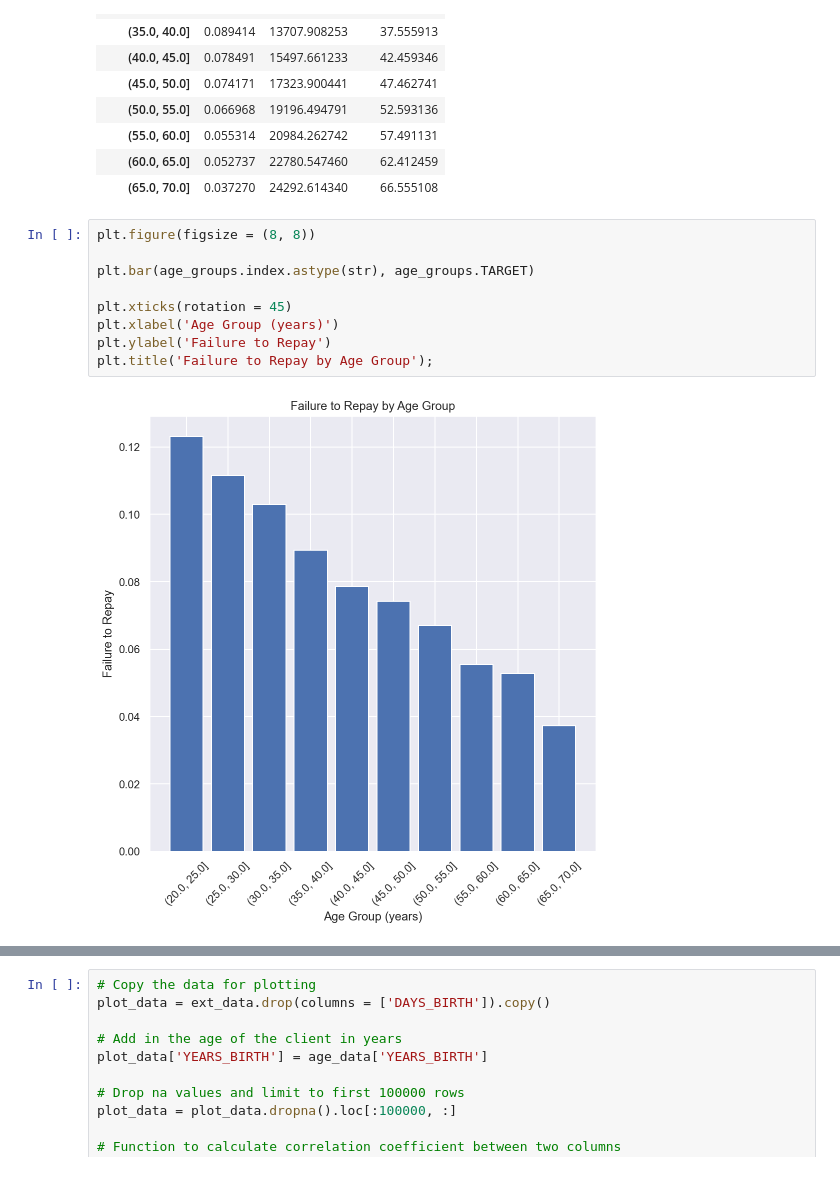
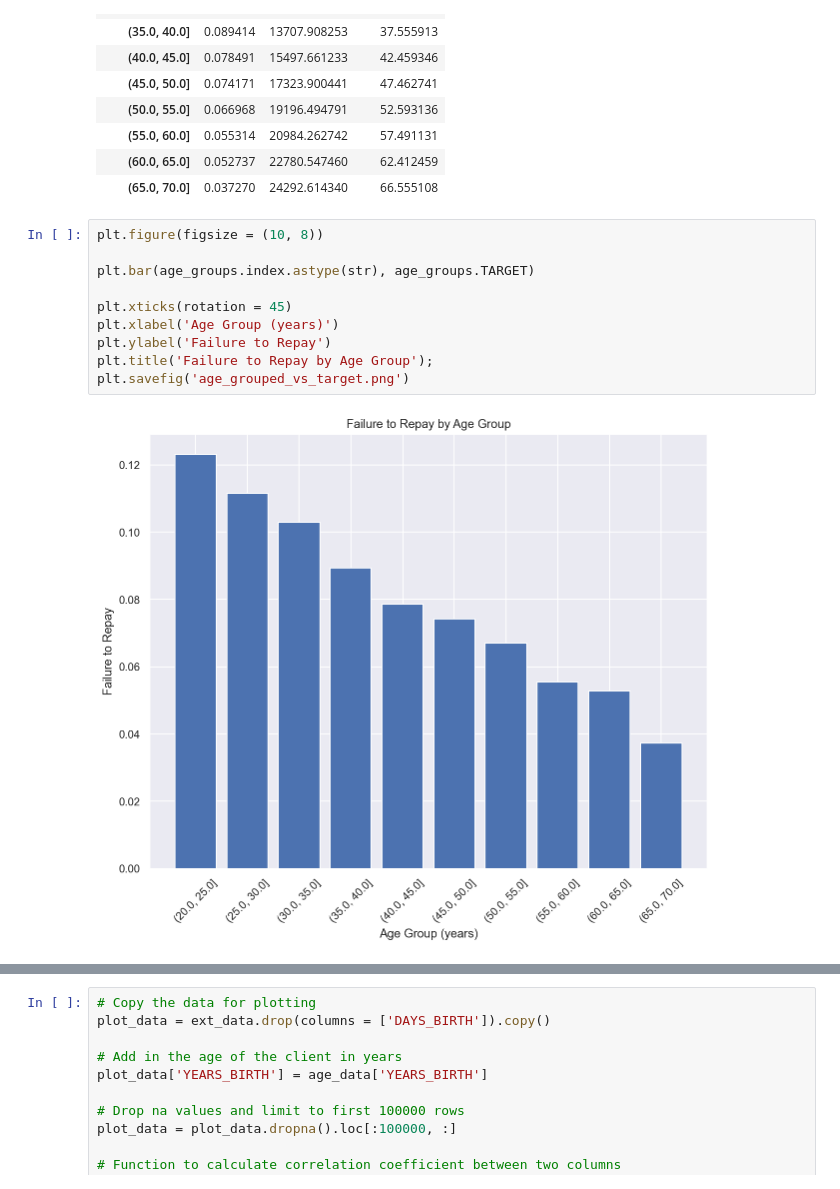
Before and after one commit to luongtruong77/classification-loan-default-risk-detection, a Jupyter notebook: notebooks/EDA_features_engineering.ipynb, the cells around one changed output, grey strips where cells are left out. Drawn from its saved outputs; the diff is of its cells as text.

```diff
--- a/notebooks/EDA_features_engineering.ipynb
+++ b/notebooks/EDA_features_engineering.ipynb
@@ -378,14 +395,15 @@ age_groups
 | (60.0, 65.0] | 0.052737 | 22780.547460 | 62.412459 |
 | (65.0, 70.0] | 0.037270 | 24292.614340 | 66.555108 |
 # %%
-plt.figure(figsize = (8, 8))
+plt.figure(figsize = (10, 8))
 
 plt.bar(age_groups.index.astype(str), age_groups.TARGET)
 
 plt.xticks(rotation = 45)
 plt.xlabel('Age Group (years)')
 plt.ylabel('Failure to Repay')
 plt.title('Failure to Repay by Age Group');
+plt.savefig('age_grouped_vs_target.png')
 # %% [output]
-[figure, old version]
+[figure, new version]
 # %%
```
Also changed, not shown: parts of 4 cells of this notebook, 16 other files.
